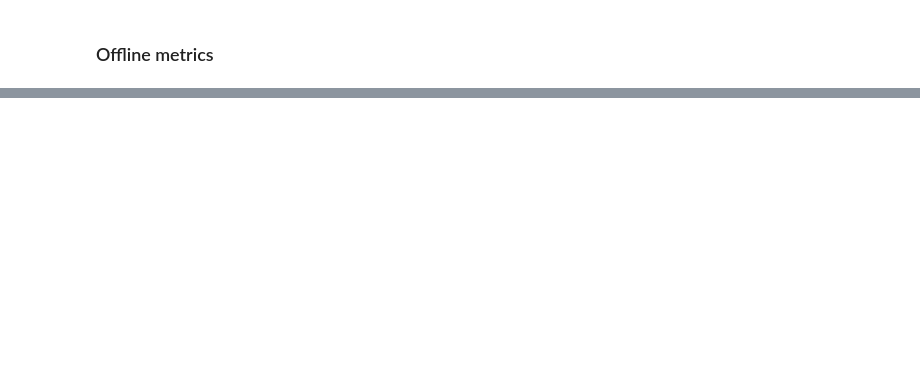
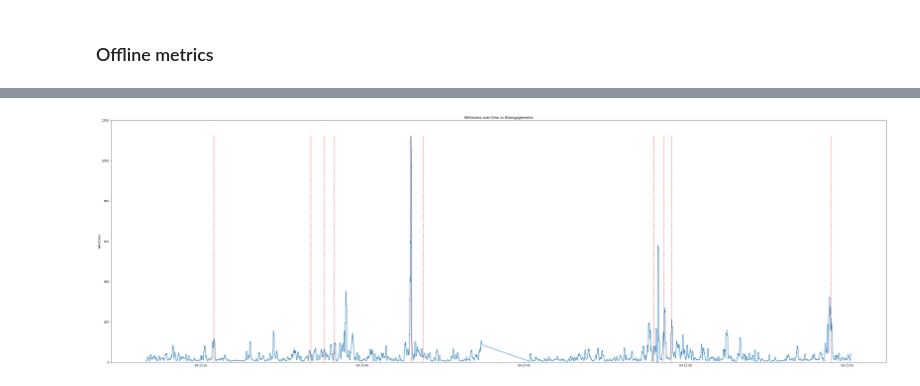
Before and after one commit to nikebless/e2e-driving, a Jupyter notebook: notebooks/thesis-evaluations.ipynb, the cells around one changed output, grey strips where cells are left out. Cells and saved outputs as stored; diff of their text form; code cells hidden in the pictures; blank space fills up the shorter version.

```diff
--- a/notebooks/thesis-evaluations.ipynb
+++ b/notebooks/thesis-evaluations.ipynb
@@ -465,0 +707,13 @@ uncertainty
+# %%
+fig, ax = plt.subplots(1, figsize=(50, 16))
+
+ax.set_ylim(0, 1200)
+ax.set_title('Whiteness over time vs Disengagements')
+ax.set_ylabel('Whiteness')
+ax.plot(whiteness_timestamps, whiteness_vals, color='C0', label='Whiteness')
+ax.vlines(disengagements, ymin=np.min(whiteness_vals), ymax=np.max(whiteness_vals), color='r', linestyle='--', alpha=0.7)
+
+plt.show()
+fig.savefig('../thesis-images/disengagements-vs-whiteness-wide.png')
+# %% [output]
+[figure, added]
```
Also changed, not shown: parts of 34 cells of this notebook, 10 other files.
